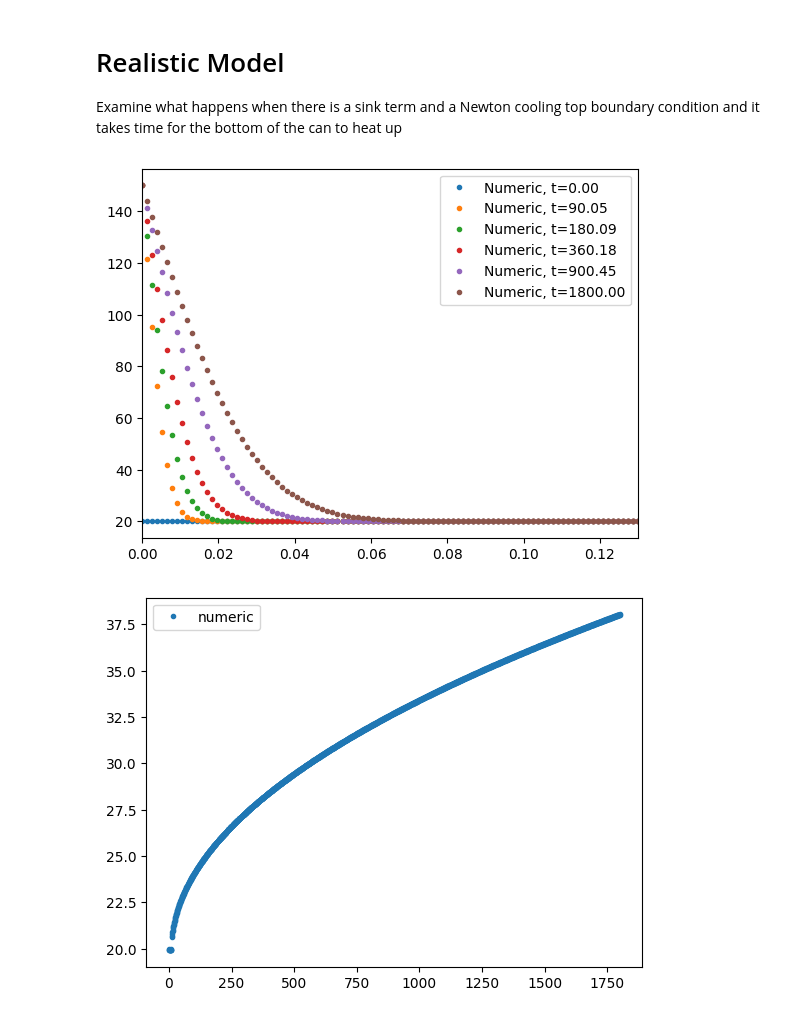
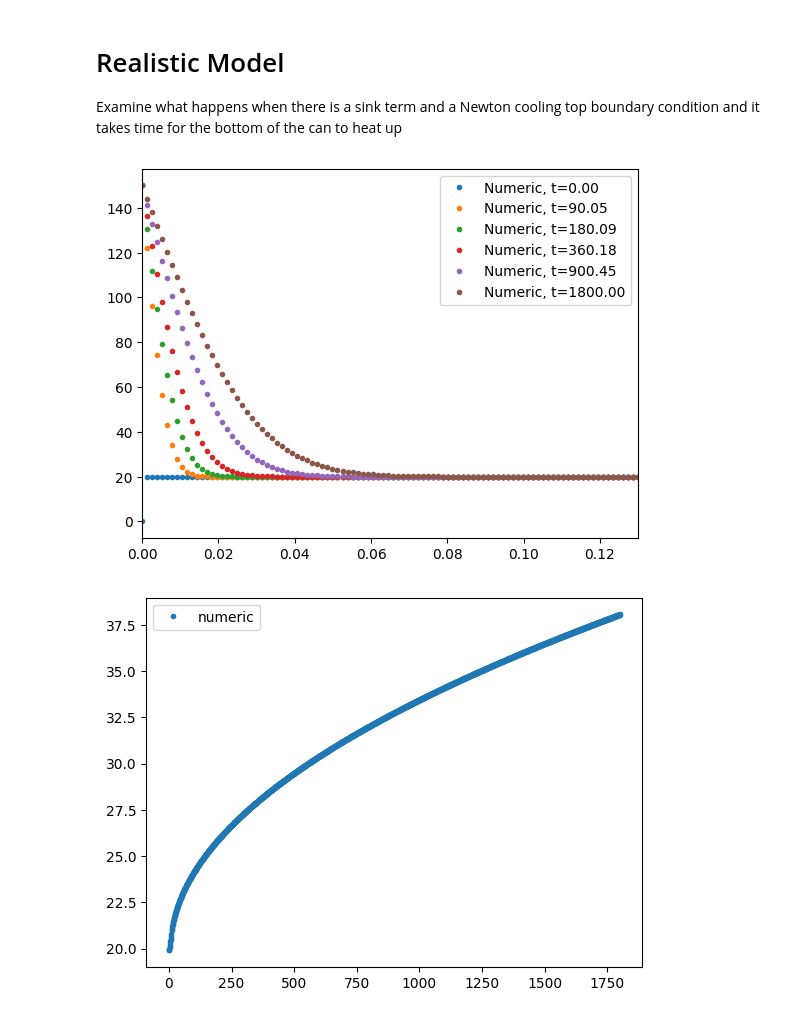
Before and after one commit to markalvaress/Drinks_Cans_IM, a Jupyter notebook: Observations.ipynb, the cells around one changed output. Cells and saved outputs as stored; diff of their text form; code cells hidden in the pictures.

```diff
--- a/Observations.ipynb
+++ b/Observations.ipynb
@@ -33,7 +34,7 @@ U = si.simulate_dirichlet_sink(u0, lambda t: b0, D, T, Nt_points, L, Nx_points,
 # %%
 # Compare to analytic solution
 
-U_analyt = si.create_analytic_toy_fn(b0, bL, L, D)
+U_analyt = tpa.create_analytic_toy_fn(b0, bL, L, D)
 x = np.linspace(0,L,Nx_points)
 
 fig, ax = plt.subplots(figsize = (10,10))
@@ -110,40 +87,50 @@ Examine what happens when there is a sink term and a Newton cooling top boundary
 # Define the function that causes the heating element to take time to warm up
 def b0(t):
     if t <= 10:
-        return (150 - 20)*(t/60) # TODO: I think we want divide by 10 here - Mark
+        return (150 - 20)*(t/10)
     else:
         return 150
+
+# Define parameters
+bL = 20 # u(L,t)= bL (boundary cond)
+D = 0.143*10**(-6) # thermal diffusivity coefficient - in the liquid
+a = 0
+T = 1800 # final time
+L = 0.13 # Length (i.e. height) of the can
+Nt_points = 2000    # number of timesteps
+Nx_points = 100   # number of spaces in x
+u_inf = bL # air temperature - for this problem we say that the temperature at end of rod is fixed at air temp
 
 W = 0.0005 # Thickness of the top of the can
 r1 = 0.04 # Radius of the liquid in the can (up to the interior surface of the can)
 r2 = 0.0405 # Radius of the liquid in the can (up to the exterior of the can)
 kS = 16 # Thermal conductivity of stainless steel
 hA = 750 # Heat transfer coefficient of water
 hB = 10 # Heat transfer coefficient of air
 kW = 0.6 # Thermal conductivity of water
 
-a = hp.sink_HTC(L, r1, r2, kS, hA, hB)/100 # Why do we divide by 100 here? - Mark
-h = hp.boundary_condition_HTC(W, r1, kS, hA, hB)
+a = hp.sink_HTC(L, r1, r2, kS, hA, hB)/100 # heat transfer coefficient of liquid through container to air - for sink term along sides of can
+h = hp.boundary_condition_HTC(W, r1, kS, hA, hB) # heat transfer coefficient of liquid through container to air - top of can
 
 # Set initial condition
 u0 = np.zeros(Nx_points)
-u0[0] = 20
+u0[0] = b0(0)
 u0[1:] = u_inf*np.ones(Nx_points-1)
 
 # Simulate the solution
 U = si.simulate_sink_with_fancy_bcs(u0, b0, D, T, Nt_points, L, Nx_points, a, h, kW, u_inf, 2*r1)
 
 # Redo time functions
 index_to_time = hp.create_index_to_time_fn(T, Nt_points)
 time_to_index = hp.create_time_to_index_fn(T, Nt_points)
 
 for i in (0, Nt_points//20, Nt_points//10, Nt_points//5, Nt_points//2, Nt_points - 1):
     t = index_to_time(i)
     plt.plot(x, U[:, i], ".", label = f"Numeric, {t=:.2f}")
 plt.xlim(0,L)
 plt.legend()
 plt.show()
 # %% [output]
-[figure, old version]
+[figure, new version]
 # %%
 # Check average temperature
```
Also changed, not shown: parts of 11 cells of this notebook, 1 other file.
